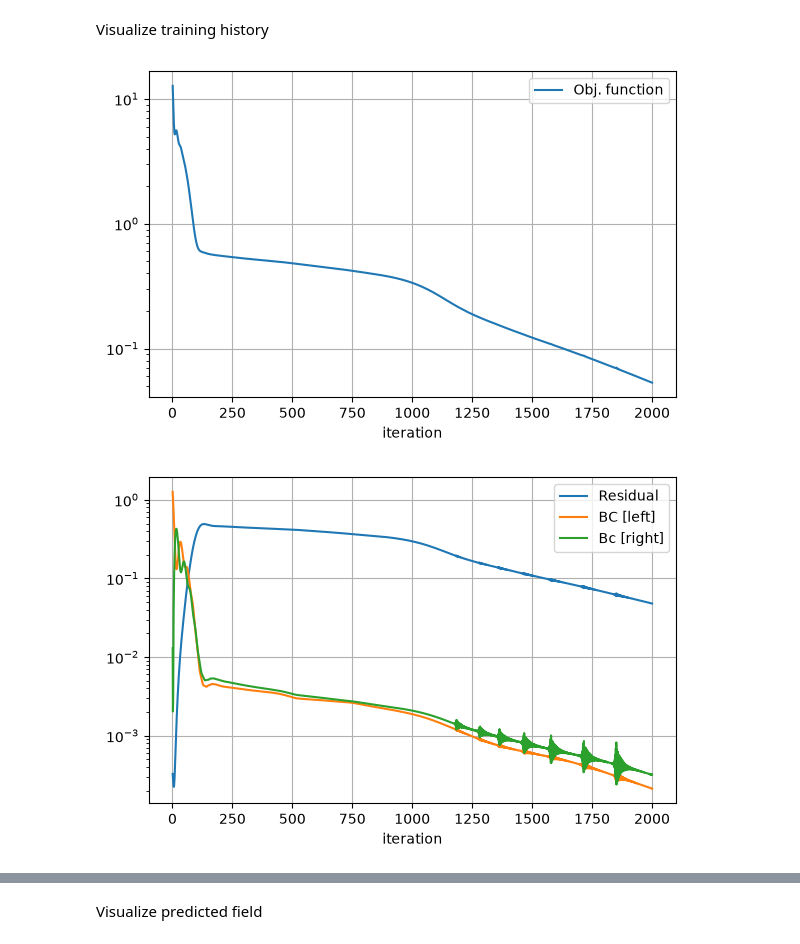
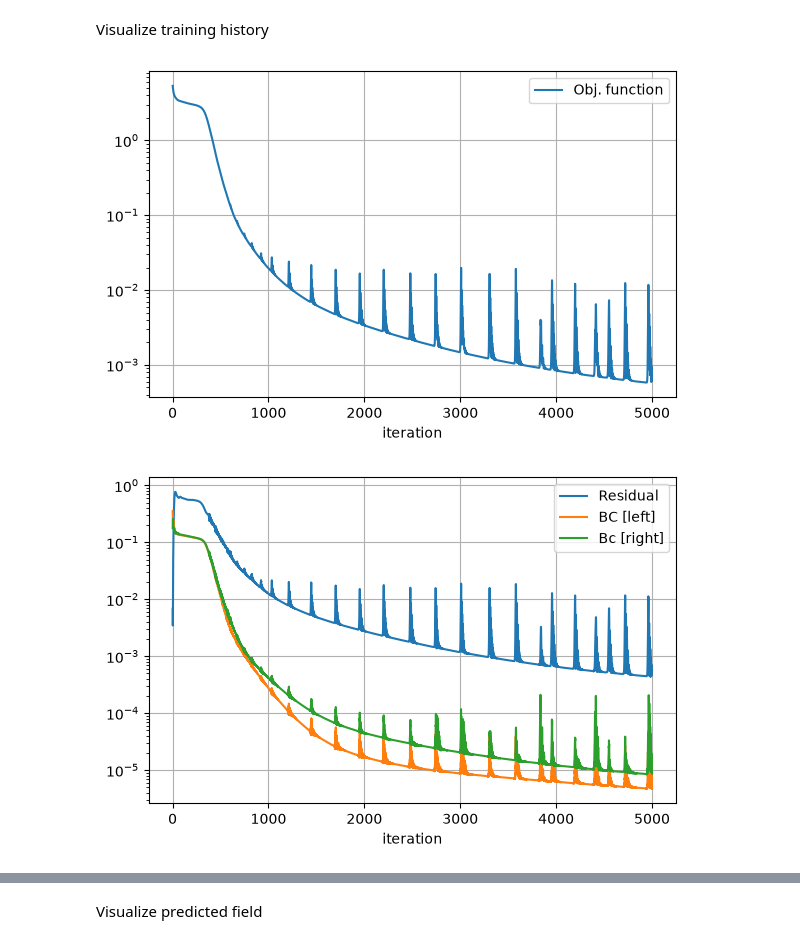
Before and after one commit to LABOSS-UFMG/sciml, a Jupyter notebook: tutorials/t0.ipynb, the cells around one changed output, grey strips where cells are left out. Saved outputs shown, nothing was run; the diff lists cells and outputs as text; code cells hidden in the pictures.

```diff
--- a/tutorials/t0.ipynb
+++ b/tutorials/t0.ipynb
@@ -55,15 +58,25 @@ peclet_max = 10.0
 
 # Neural network
 input_dim = 2               # (x, Pe)
-output_dim = 1              # phi
+output_dim = 1              # u
 hidden_layers = (32, 32)
 
 # Samples
 num_residual = 2000
 num_boundary = 500
+num_validation = 5000
 
 # Training
-num_iterations = 2000
+num_iterations = 5000
+learning_rate = 1e-3
+seed = 1
 
 # Results
-results_path = "./results/t0/"
+results_path = Path("./results/t0/")
+checkpoint_path = results_path / "checkpoints"
+checkpoint_interval = 1000
+progress_interval = 100
+validation_interval = 500
+
+# Reproducibility
+torch.manual_seed(seed)
@@ -243,16 +320,16 @@ Iteration 2000 - 171.2 it/s
 Visualize training history
 # %%
 plot_history(
-    csv=results_path + "adam_log.csv",
+    csv=results_path / "adam_history.csv",
     y_keys=["objective"],
     legend=["Obj. function"],
 )
 
 plot_history(
-    csv=results_path + "adam_log.csv",
-    y_keys=["residual.residual", "left_bc.left_bc", "right_bc.right_bc"],
+    csv=results_path / "adam_history.csv",
+    y_keys=["residual.loss", "left_bc.loss", "right_bc.loss"],
     legend=["Residual", "BC [left]", "Bc [right]"],
 )
 # %% [output]
-[figure, old version]
+[figure, new version]
-[figure, old version]
+[figure, new version]
```
Also changed, not shown: parts of 12 cells of this notebook, 29 other files.
